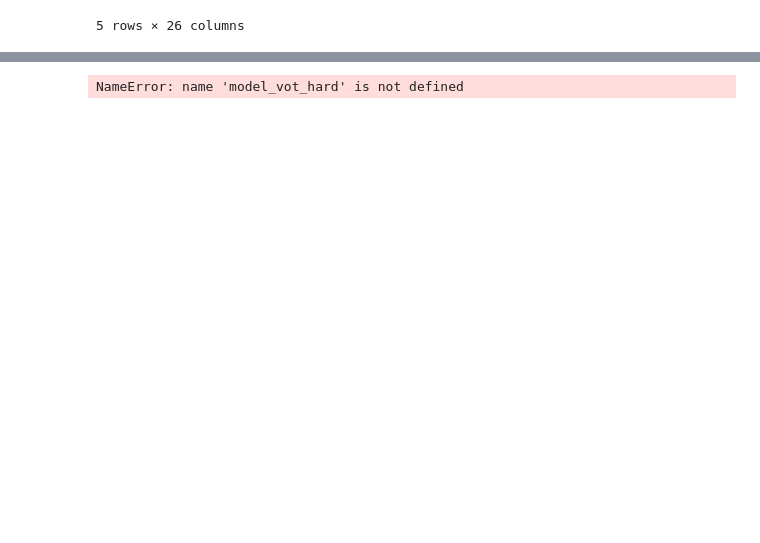
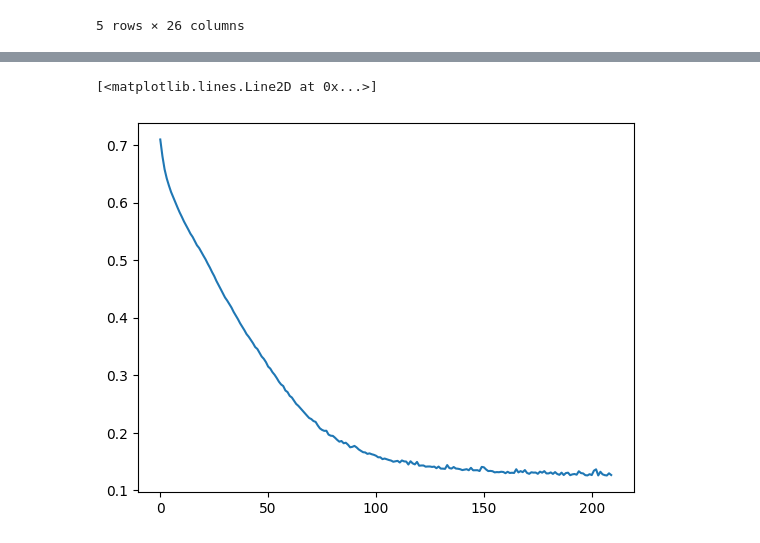
Before and after one commit to gamug/recruitment-optimization, a Jupyter notebook: train_prediction_models.ipynb, the cells around one changed output, grey strips where cells are left out. Saved outputs shown, nothing was run; the diff lists cells and outputs as text; code cells hidden in the pictures; blank space fills up the shorter version.

```diff
--- a/train_prediction_models.ipynb
+++ b/train_prediction_models.ipynb
@@ -214,6 +209,0 @@ dtype: float64
-# %%
-nn_ensemble, nn_evaluation = train_soft_voting(X_scaled, Y, nn_stimators, scores)
-X_train, X_test, Y_train, Y_test = train_test_split(X_scaled, Y, test_size=0.3, stratify=Y, random_state=26)
-modelNN.fit(X_train, Y_train)
-metrics.RocCurveDisplay.from_estimator(nn_ensemble, X_test, Y_test)
-nn_evaluation.split('\n')
@@ -252,5 +210,6 @@ Name: test_f1, dtype: float64
-# %%
-from sklearn import metrics
-metrics.RocCurveDisplay.from_estimator(model_vot_hard, X_test, Y_test)
-# %% [output]
-NameError: name 'model_vot_hard' is not defined
+# %%
+loss_values = modelNN.loss_curve_
+plt.plot(loss_values)
+# %% [output]
+[<matplotlib.lines.Line2D at 0x...>]
+[figure, added]
```
Also changed, not shown: parts of 18 cells of this notebook, 1 other file.
